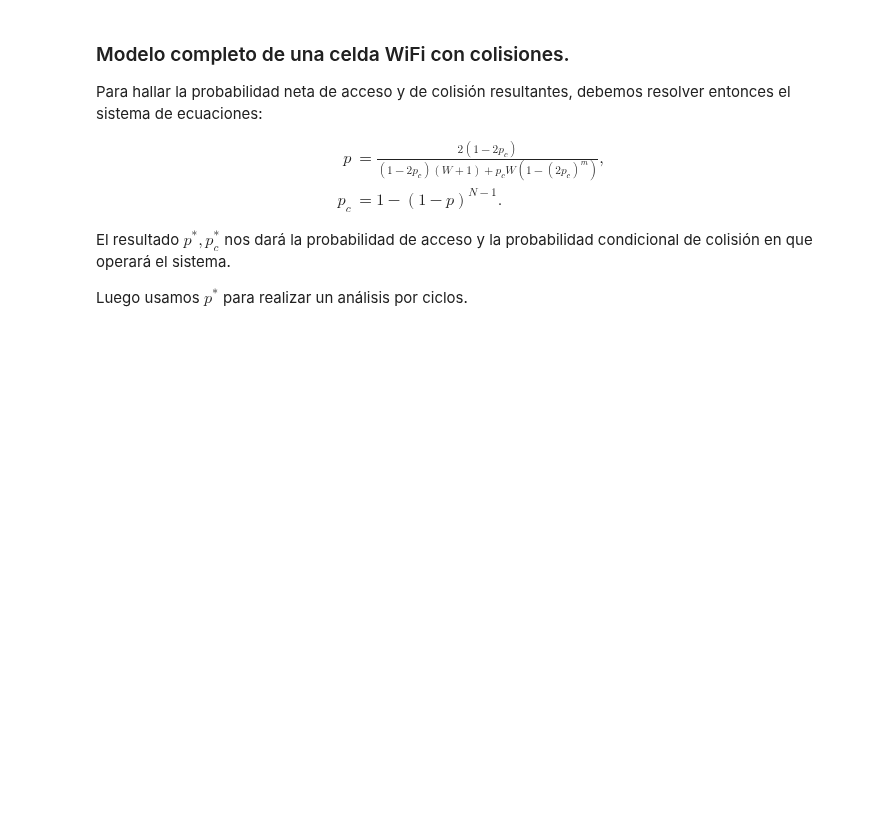
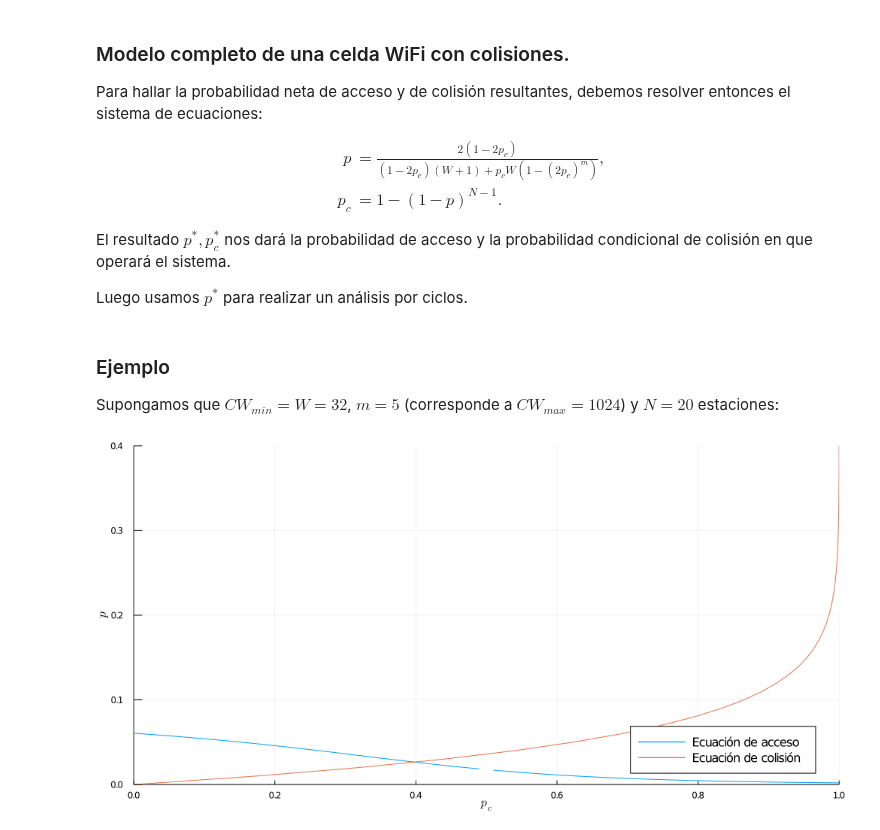
Before and after one commit to aferragu/analisisderedes, a Jupyter notebook: Control de acceso al medio - WiFi.ipynb, the cells around one changed output. Cells and saved outputs as stored; diff of their text form; code cells hidden in the pictures; blank space fills up the shorter version.

```diff
--- a/Control de acceso al medio - WiFi.ipynb
+++ b/Control de acceso al medio - WiFi.ipynb
@@ -298,3 +298,20 @@ p_c &= 1- (1-p)^{N-1}.
 El resultado $p^*, p_c^*$ nos dará la probabilidad de acceso y la probabilidad condicional de colisión en que operará el sistema.
 
 Luego usamos $p^*$ para realizar un análisis por ciclos.
+# %% [markdown]
+### Ejemplo
+
+Supongamos que $CW_{min}=W=32$, $m=5$ (corresponde a $CW_{max}=1024$) y $N=20$ estaciones:
+# %%
+p_acceso(pc,W,m) = 2*(1-2*pc)/((1-2*pc)*(W+1) + pc*W*(1-(2*pc)^m))
+p_col(p,N) = 1-(1-p)^(N-1)
+
+W=32
+m=5
+N=20
+p=(0:0.01:1)
+pc=(0:0.01:1)
+plot(pc,p_acceso.(pc,W,m),label="Ecuación de acceso", xlabel=L"p_c", ylabel=L"p", xlims=(0,1),ylims=(0,0.4))
+plot!(p_col.(p,N),p, label="Ecuación de colisión")
+# %% [output]
+[figure, added]
```
Also changed, not shown: parts of 14 cells of this notebook, 1 other file.
